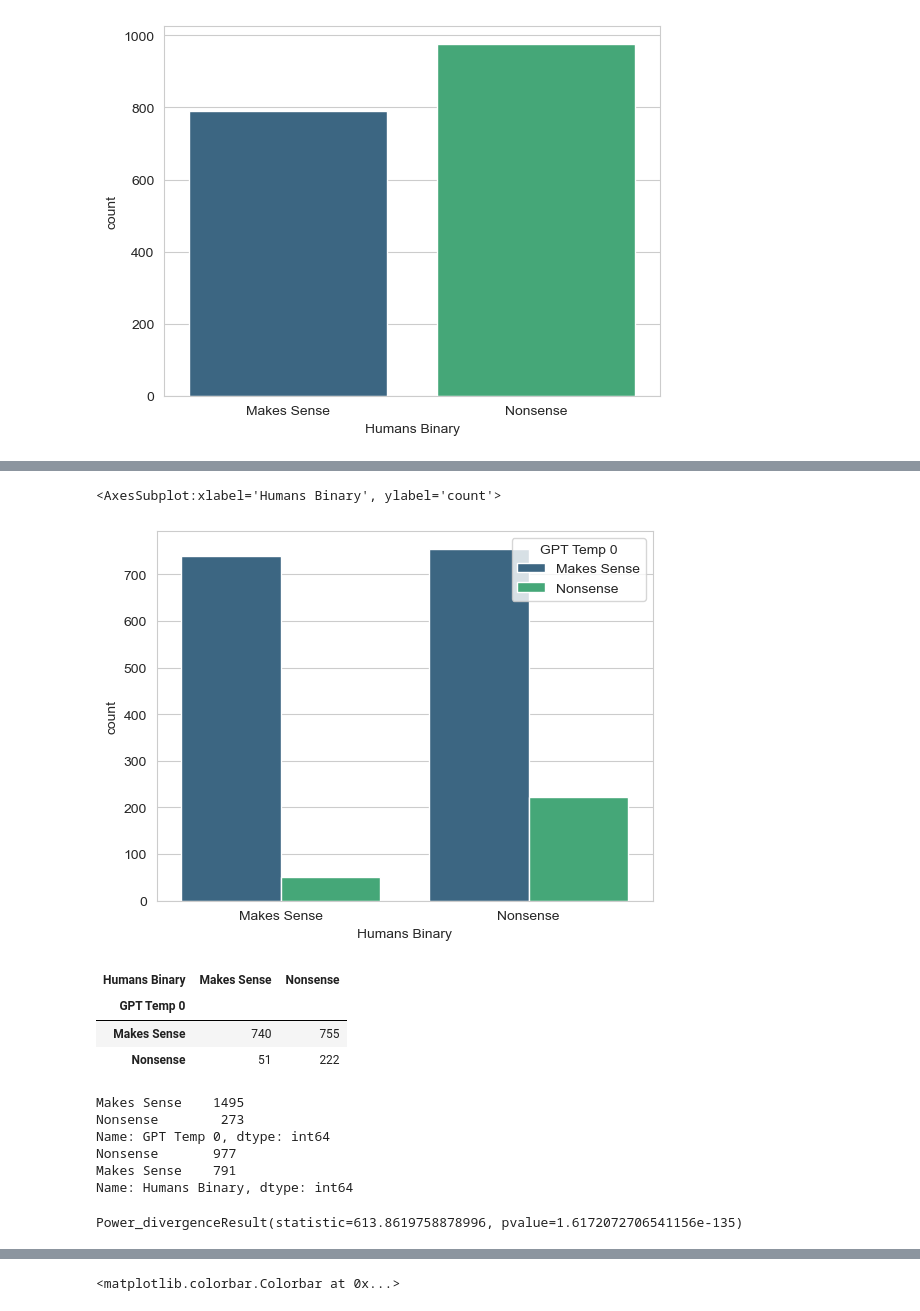
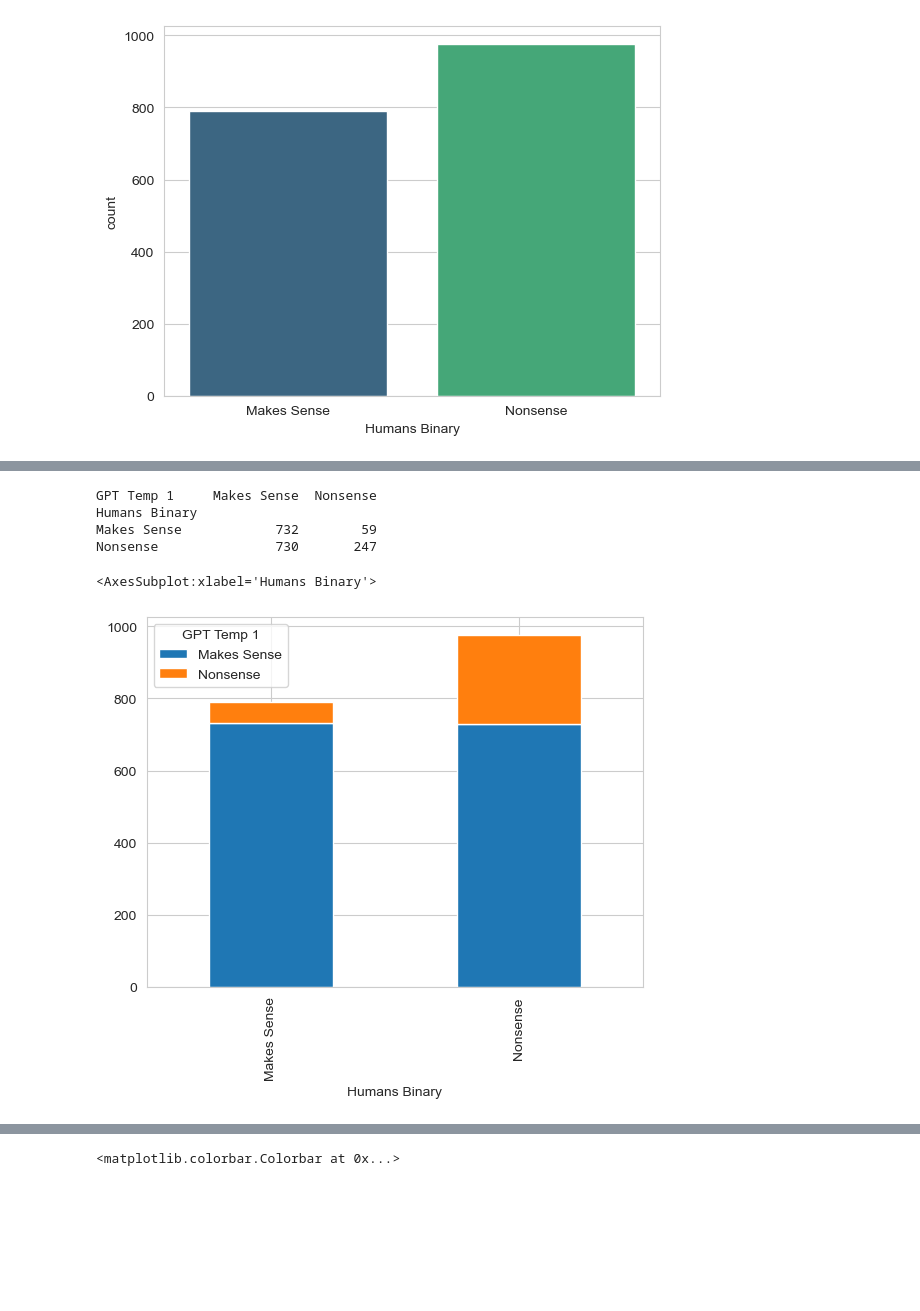
Before and after one commit to NickRiccardi/two-word-test, a Jupyter notebook: plots-test.ipynb, the cells around one changed output, grey strips where cells are left out. Cells and saved outputs as stored; diff of their text form; code cells hidden in the pictures; blank space fills up the shorter version.

Commit message:
add ROC and distribution stats

```diff
--- a/plots-test.ipynb
+++ b/plots-test.ipynb
@@ -12,8 +16,8 @@ sn.set_style('whitegrid')
 
 home_direct = 'C:/Users/Nick/Downloads/meat-kangaroo-main/'
 
-all_words_and_measures = pd.read_csv(home_direct + 'cleaned_words.csv', skipinitialspace=True, )
-all_words_and_measures = all_words_and_measures.round(decimals=2)
+all_words_and_measures = pd.read_csv(home_direct + 'graves_with_vecs.csv', skipinitialspace=True, )
+all_words_and_measures = all_words_and_measures.drop(columns=['Unnamed: 0', 'Unnamed: 0.1'])
 
 all_words_and_measures['Humans Binary'] = np.where(
     all_words_and_measures['Humans Continuous'] >= 2.5, 'Makes Sense', np.where(
@@ -104,0 +107,17 @@ sn.countplot(data=remove_middle, x="Humans Binary", palette='viridis')
+# %%
+#set the SD that you'd like to remove
+#i.e., setting as '1' removes all items where 1 SD away would change the answer from makes sense to nonsense and vice versa
+
+#one tailed test, p < .05 means SD of 1.65
+# p < .01 means SD of 2.32
+# p < .001 means SD of 3.09
+
+SD = 3.09
+
+
+sensible_SD = remove_middle[(remove_middle['Humans Continuous'] >= 2.5) & (remove_middle['Humans Continuous'] - (SD * remove_middle['SD']) >= 1.5)]
+nonsensible_SD = remove_middle[(remove_middle['Humans Continuous'] <= 1.5) & (remove_middle['Humans Continuous'] + (SD * remove_middle['SD']) <= 2.5)]
+
+remove_by_SD = pd.concat([sensible_SD, nonsensible_SD])
+
+remove_by_SD
@@ -105,29 +186,17 @@ sn.countplot(data=remove_middle, x="Humans Binary", palette='viridis')
 # %%
 #Out of ~1000 nonsense labels by humans, over 700 are labeled as 'Makes Sense' by GPT 3.5
 
-sn.countplot(data=remove_middle, x="Humans Binary", palette='viridis', hue="GPT Temp 0")
+#sn.countplot(data=remove_middle, x="Humans Binary", palette='viridis', hue="GPT Temp 0")
+
+df_plot = remove_by_SD.groupby(['GPT Temp 1', 'Humans Binary']).size().reset_index().pivot(columns='GPT Temp 1', index='Humans Binary', values=0)
+print(df_plot)
+
+df_plot.plot(kind='bar', stacked=True)
 # %% [output]
-<AxesSubplot:xlabel='Humans Binary', ylabel='count'>
+GPT Temp 1     Makes Sense  Nonsense
+Humans Binary
+Makes Sense            732        59
+Nonsense               730       247
+<AxesSubplot:xlabel='Humans Binary'>
-[figure, old version]
+[figure, new version]
-# %%
-pd.crosstab(remove_middle['GPT Temp 0'], remove_middle['Humans Binary'])
-# %% [output]
-| Humans Binary | Makes Sense | Nonsense |
-| GPT Temp 0 |  |  |
-| Makes Sense | 740 | 755 |
-| Nonsense | 51 | 222 |
-# %%
-print(remove_middle['GPT Temp 0'].value_counts())
-print(remove_middle['Humans Binary'].value_counts())
-# %% [output]
-Makes Sense    1495
-Nonsense        273
-Name: GPT Temp 0, dtype: int64
-Nonsense       977
-Makes Sense    791
-Name: Humans Binary, dtype: int64
-# %%
-stats.chisquare(f_obs=[1495, 273], f_exp=[977,791])
-# %% [output]
-Power_divergenceResult(statistic=613.8619758878996, pvalue=1.6172072706541156e-135)
 # %%
```
Also changed, not shown: parts of 34 cells of this notebook, 2 other files.
